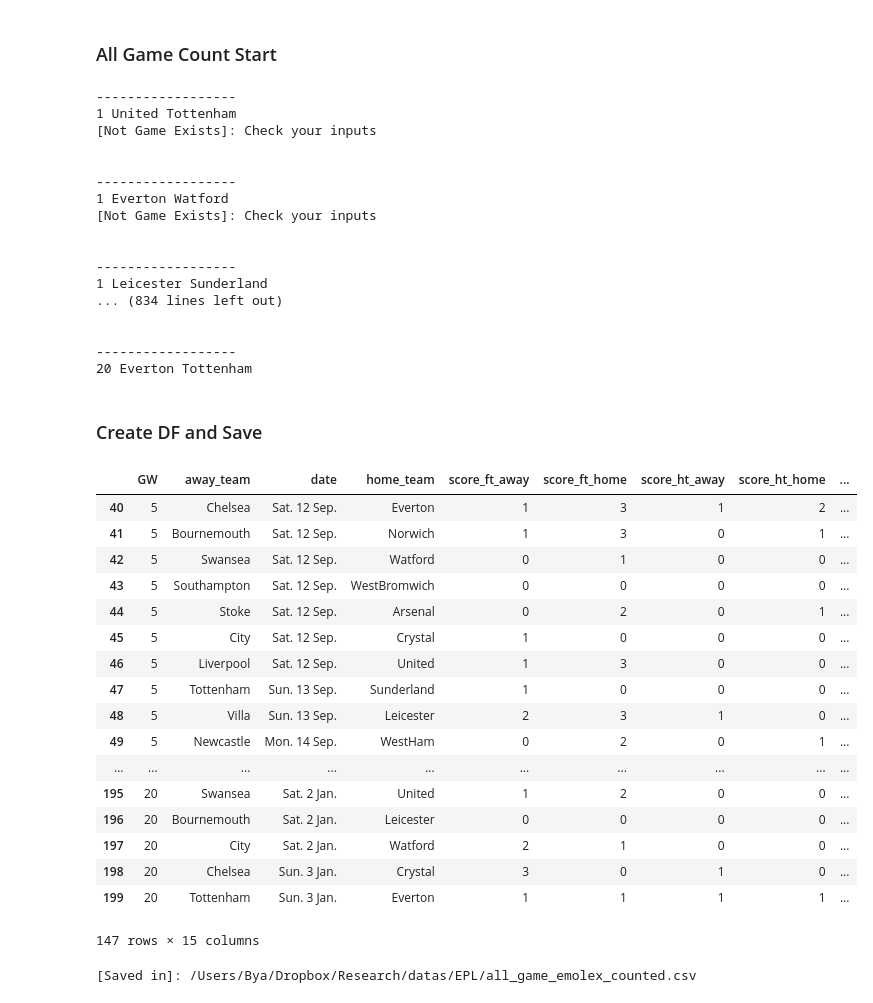
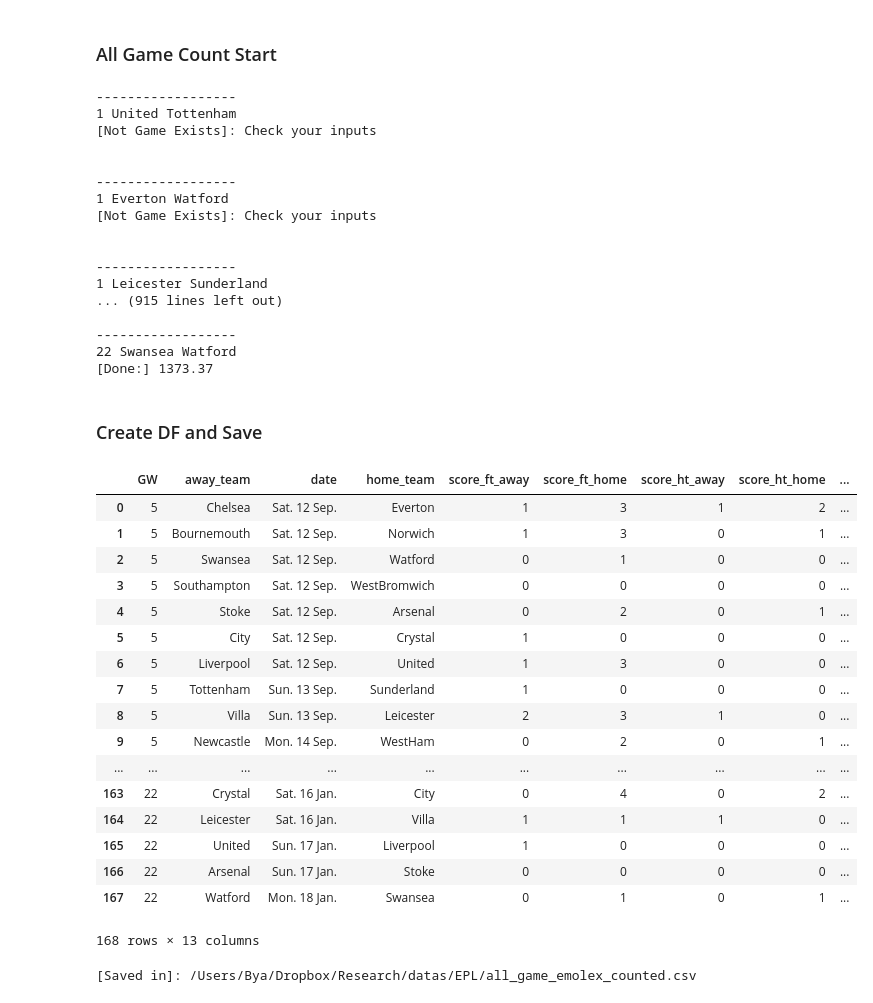
Before and after one commit to byam/predictEPL, a Jupyter notebook: Word-Emotion/[Emolex] Word Count.ipynb, the cells around one changed output. Drawn from its saved outputs; the diff is of its cells as text; code cells hidden in the pictures.

```diff
--- a/Word-Emotion/[Emolex] Word Count.ipynb
+++ b/Word-Emotion/[Emolex] Word Count.ipynb
@@ -98,10 +98,8 @@ def CountGameEmolex(week, team_home, team_away):
 # %%
 # Add Emolex Counted Columns
 def CreateDfEmolexCounted(counted_game_emolex):
-    pos_home = []
-    neg_home = []
-    pos_away = []
-    neg_away = []
+    pn_home = []
+    pn_away = []
 
     emolex_home = []
     emolex_away = []
@@ -111,10 +109,15 @@ def CreateDfEmolexCounted(counted_game_emolex):
         away_emolex = game_emolex[1]
 
         if home_emolex and away_emolex:
-            pos_home.append(home_emolex['positive'])
-            pos_away.append(away_emolex['positive'])
-            neg_home.append(home_emolex['negative'])
-            neg_away.append(away_emolex['negative'])
+            pn_home.append([
+                    home_emolex['positive'],
+                    home_emolex['negative']
+                ])
+
+            pn_away.append([
+                    away_emolex['positive'],
+                    away_emolex['negative']
+                ])
 
             emolex_home.append([
                     home_emolex['anger'],
@@ -139,20 +142,16 @@ def CreateDfEmolexCounted(counted_game_emolex):
                 ])
 
         else:
-            pos_home.append(0)
-            pos_away.append(0)
-            neg_home.append(0)
-            neg_away.append(0)
+            pn_home.append(0)
+            pn_away.append(0)
 
             emolex_home.append([0])
             emolex_away.append([0])
 
 
     df = dfGameInfos.copy()
-    df['pos_home'] = pos_home
-    df['pos_away'] = pos_away
-    df['neg_home'] = neg_home
-    df['neg_away'] = neg_away
+    df['pn_home'] = pn_home
+    df['pn_away'] = pn_away
 
     df['emolex_home'] = emolex_home
     df['emolex_away'] = emolex_away
@@ -161,6 +160,8 @@ def CreateDfEmolexCounted(counted_game_emolex):
 # %% [markdown]
 ### All Game Count Start
 # %%
+taken_time = time()
+
 counted_game_emolex = []
 
 for week in set(dfGameInfos.GW):
@@ -172,6 +173,8 @@ for week in set(dfGameInfos.GW):
         print("\n\n------------------")
         print(week, team_home, team_away)
         counted_game_emolex.append(CountGameEmolex(week, team_home, team_away))
+
+print("[Done:] %.2f" % (time() - taken_time))
 # %% [output]
 ------------------
 1 United Tottenham
@@ -185,37 +188,37 @@ for week in set(dfGameInfos.GW):
 
 ------------------
 1 Leicester Sunderland
-... (834 lines left out)
-
+... (915 lines left out)
 
 ------------------
-20 Everton Tottenham
+22 Swansea Watford
+[Done:] 1373.37
 # %% [markdown]
 ### Create DF and Save
 # %%
 # Create DF
 df = CreateDfEmolexCounted(counted_game_emolex)
-df = df[df.pos_home != 0].copy()
+df = df[df.pn_home != 0].copy().reset_index(drop=True)
 df
 # %% [output]
 |  | GW | away_team | date | home_team | score_ft_away | score_ft_home | score_ht_away | score_ht_home | ... |
-| 40 | 5 | Chelsea | Sat. 12 Sep. | Everton | 1 | 3 | 1 | 2 | ... |
-| 41 | 5 | Bournemouth | Sat. 12 Sep. | Norwich | 1 | 3 | 0 | 1 | ... |
-| 42 | 5 | Swansea | Sat. 12 Sep. | Watford | 0 | 1 | 0 | 0 | ... |
-| 43 | 5 | Southampton | Sat. 12 Sep. | WestBromwich | 0 | 0 | 0 | 0 | ... |
-| 44 | 5 | Stoke | Sat. 12 Sep. | Arsenal | 0 | 2 | 0 | 1 | ... |
-| 45 | 5 | City | Sat. 12 Sep. | Crystal | 1 | 0 | 0 | 0 | ... |
-| 46 | 5 | Liverpool | Sat. 12 Sep. | United | 1 | 3 | 0 | 0 | ... |
-| 47 | 5 | Tottenham | Sun. 13 Sep. | Sunderland | 1 | 0 | 0 | 0 | ... |
-| 48 | 5 | Villa | Sun. 13 Sep. | Leicester | 2 | 3 | 1 | 0 | ... |
-| 49 | 5 | Newcastle | Mon. 14 Sep. | WestHam | 0 | 2 | 0 | 1 | ... |
+| 0 | 5 | Chelsea | Sat. 12 Sep. | Everton | 1 | 3 | 1 | 2 | ... |
+| 1 | 5 | Bournemouth | Sat. 12 Sep. | Norwich | 1 | 3 | 0 | 1 | ... |
+| 2 | 5 | Swansea | Sat. 12 Sep. | Watford | 0 | 1 | 0 | 0 | ... |
+| 3 | 5 | Southampton | Sat. 12 Sep. | WestBromwich | 0 | 0 | 0 | 0 | ... |
+| 4 | 5 | Stoke | Sat. 12 Sep. | Arsenal | 0 | 2 | 0 | 1 | ... |
+| 5 | 5 | City | Sat. 12 Sep. | Crystal | 1 | 0 | 0 | 0 | ... |
+| 6 | 5 | Liverpool | Sat. 12 Sep. | United | 1 | 3 | 0 | 0 | ... |
+| 7 | 5 | Tottenham | Sun. 13 Sep. | Sunderland | 1 | 0 | 0 | 0 | ... |
+| 8 | 5 | Villa | Sun. 13 Sep. | Leicester | 2 | 3 | 1 | 0 | ... |
+| 9 | 5 | Newcastle | Mon. 14 Sep. | WestHam | 0 | 2 | 0 | 1 | ... |
 | ... | ... | ... | ... | ... | ... | ... | ... | ... | ... |
-| 195 | 20 | Swansea | Sat. 2 Jan. | United | 1 | 2 | 0 | 0 | ... |
-| 196 | 20 | Bournemouth | Sat. 2 Jan. | Leicester | 0 | 0 | 0 | 0 | ... |
-| 197 | 20 | City | Sat. 2 Jan. | Watford | 2 | 1 | 0 | 0 | ... |
-| 198 | 20 | Chelsea | Sun. 3 Jan. | Crystal | 3 | 0 | 1 | 0 | ... |
-| 199 | 20 | Tottenham | Sun. 3 Jan. | Everton | 1 | 1 | 1 | 1 | ... |
+| 163 | 22 | Crystal | Sat. 16 Jan. | City | 0 | 4 | 0 | 2 | ... |
+| 164 | 22 | Leicester | Sat. 16 Jan. | Villa | 1 | 1 | 1 | 0 | ... |
+| 165 | 22 | United | Sun. 17 Jan. | Liverpool | 1 | 0 | 0 | 0 | ... |
+| 166 | 22 | Arsenal | Sun. 17 Jan. | Stoke | 0 | 0 | 0 | 0 | ... |
+| 167 | 22 | Watford | Mon. 18 Jan. | Swansea | 0 | 1 | 0 | 1 | ... |
-147 rows × 15 columns
+168 rows × 13 columns
 # %%
 # Save as CSV
 useful_methods.DFtoCSV(df, paths.DATA_HOME + "EPL/", 'all_game_emolex_counted', index=False)
```
Also changed, not shown: 9 other files.
